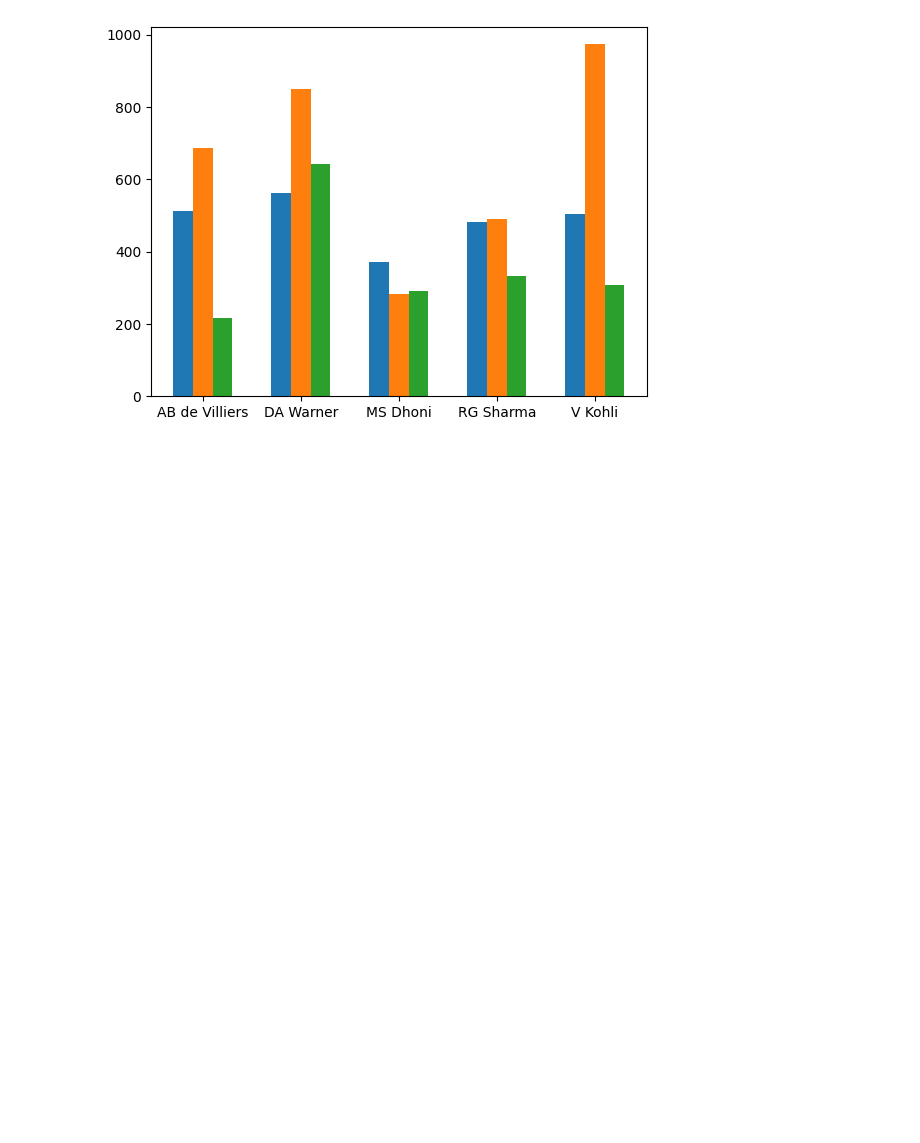
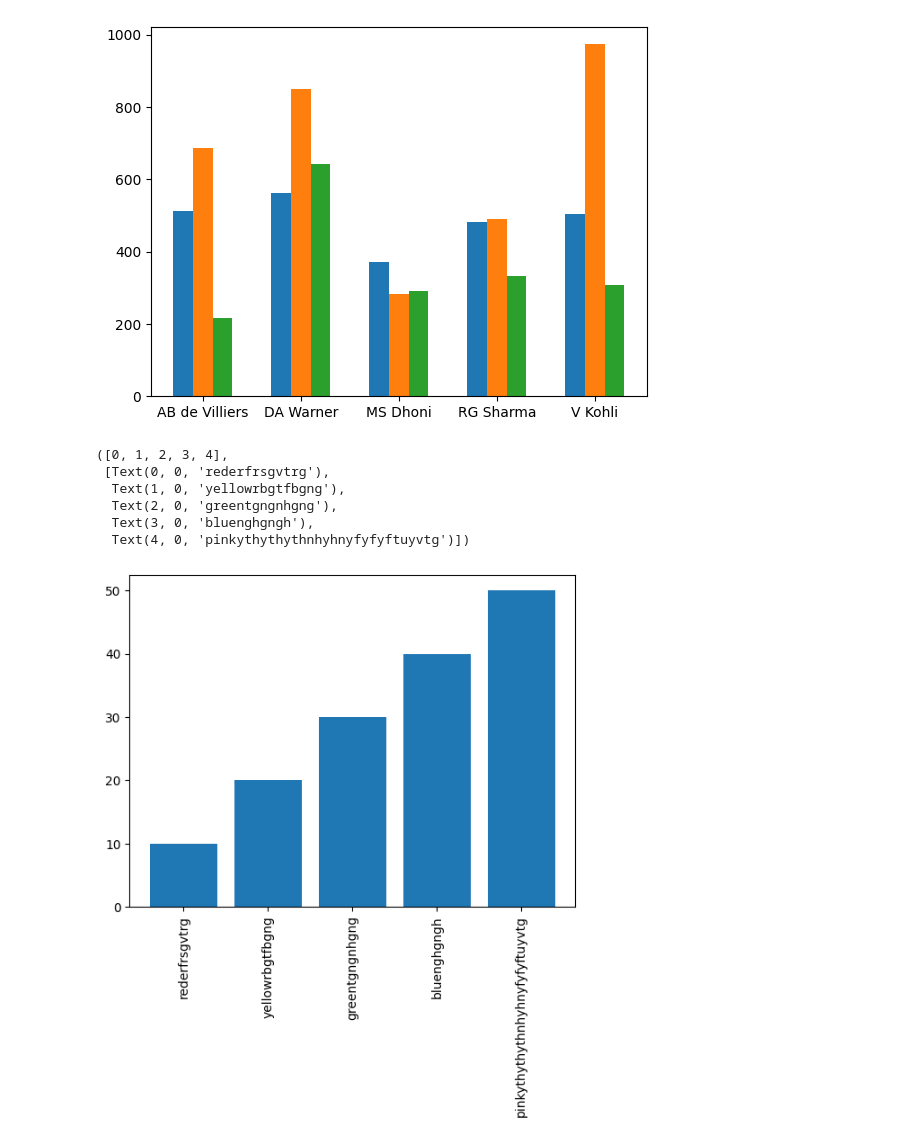
Before and after one commit to Abhinav09062005/python-, a Jupyter notebook: chapter4/mathplotlib.ipynb, the cells around one changed output. Cells and saved outputs as stored; diff of their text form; code cells hidden in the pictures; blank space fills up the shorter version.

```diff
--- a/chapter4/mathplotlib.ipynb
+++ b/chapter4/mathplotlib.ipynb
@@ -199,3 +199,17 @@ plt.xticks(np.arange(df.shape[0]),df['batsman'])
 plt.show()
 # %% [output]
 [figure]
+# %%
+#problem
+children=[10,20,30,40,50]
+colors=['rederfrsgvtrg','yellowrbgtfbgng','greentgngnhgng','bluenghgngh','pinkythythythnhyhnyfyfyftuyvtg']
+plt.bar(colors,children)
+plt.xticks(rotation='vertical')
+# %% [output]
+([0, 1, 2, 3, 4],
+ [Text(0, 0, 'rederfrsgvtrg'),
+  Text(1, 0, 'yellowrbgtfbgng'),
+  Text(2, 0, 'greentgngnhgng'),
+  Text(3, 0, 'bluenghgngh'),
+  Text(4, 0, 'pinkythythythnhyhnyfyfyftuyvtg')])
+[figure, added]
```
Also changed, not shown: parts of 5 cells of this notebook.
